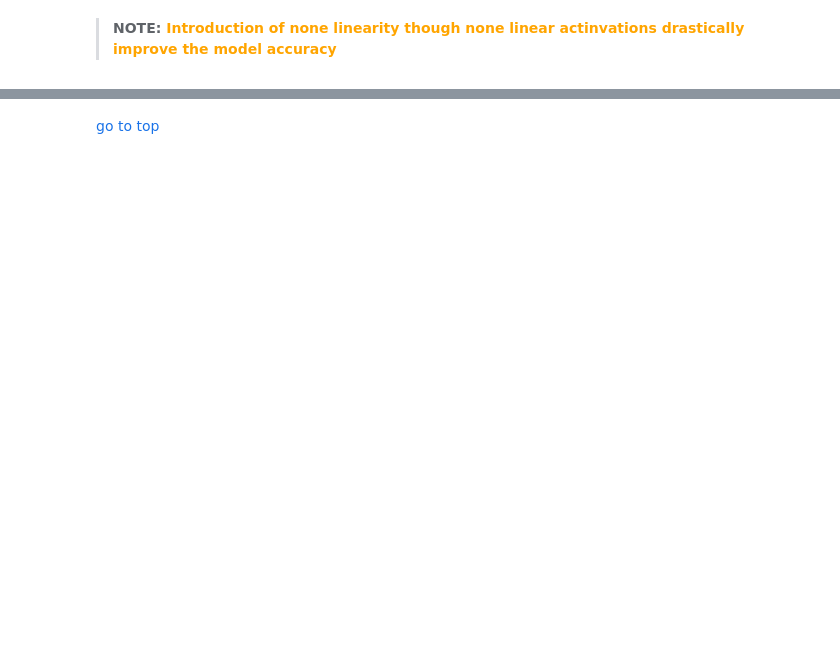
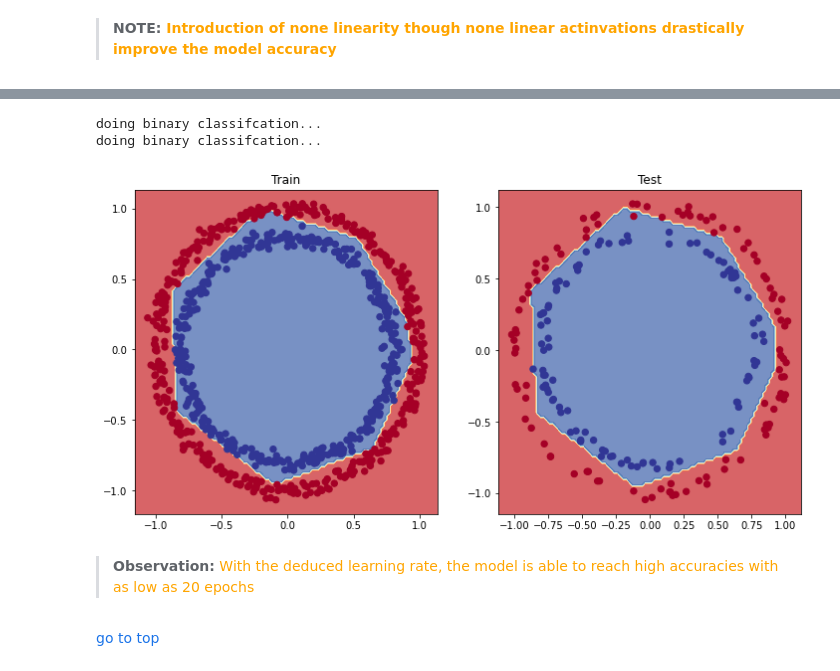
Before and after one commit to EjuluWilson/Tensorflow_Developer-Zero_to_Hero, a Jupyter notebook: Classification/Classification 101.ipynb, the cells around one changed output, grey strips where cells are left out. Cells and saved outputs as stored; diff of their text form; code cells hidden in the pictures; blank space fills up the shorter version.

```diff
--- a/Classification/Classification 101.ipynb
+++ b/Classification/Classification 101.ipynb
@@ -358,0 +417,20 @@ Text(0.5, 1.0, 'model_1d training curves')
+# %%
+tf.random.set_seed(42)
+#training the model with an exponetially increasing rate
+#Define
+m1f = tf.keras.Sequential([
+    tf.keras.layers.Dense(4, activation = 'relu'),
+    tf.keras.layers.Dense(4, activation = 'relu'),
+    tf.keras.layers.Dense(1, activation= 'sigmoid')
+])
+#Compile
+m1f.compile(
+    loss = tf.keras.losses.binary_crossentropy,
+    optimizer= tf.keras.optimizers.Adam(lr = 0.02),
+    metrics = ['accuracy']
+)
+
+#fitting the model with the lr_shd
+m1f_hist = m1f.fit(x_train,y_train,
+                   epochs= 25,
+                   verbose= 2)
@@ -359,3 +461,19 @@ Text(0.5, 1.0, 'model_1d training curves')
+# %%
+# Plot the decision boundaries for the training and test sets
+plt.figure(figsize=(12, 6))
+plt.subplot(1, 2, 1)
+plt.title("Train")
+plot_decision_boundary(m1f, X=x_train, y=y_train)
+plt.subplot(1, 2, 2)
+plt.title("Test")
+plot_decision_boundary(m1f, X=x_test, y=y_test)
+plt.show()
+# %% [output]
+doing binary classifcation...
+doing binary classifcation...
+[figure, added]
+# %% [markdown]
+> **Observation:** <font color = 'orange'> With the deduced learning rate, the model is able to reach high accuracies with as low as 20 epochs</font>
 # %% [markdown]
 <a href = #top  style = "text-decoration:none" > go to top</a></br>
 <a name = "bottom"></a>
```
Also changed, not shown: parts of 49 cells of this notebook.
